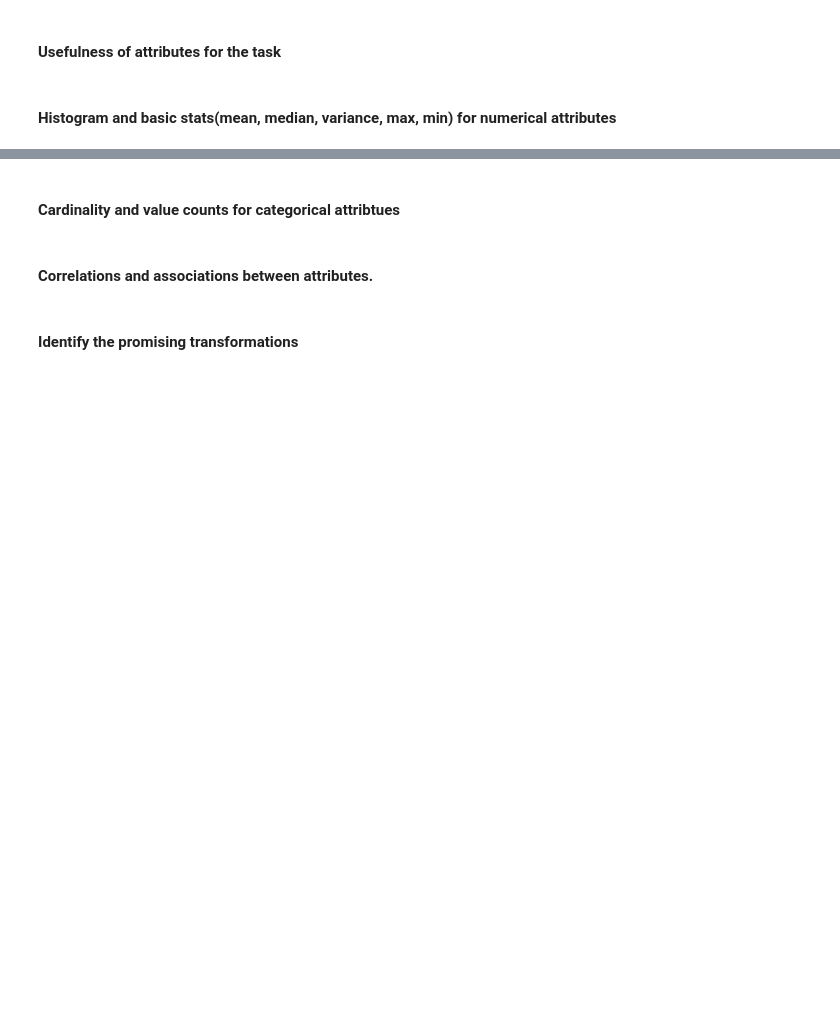
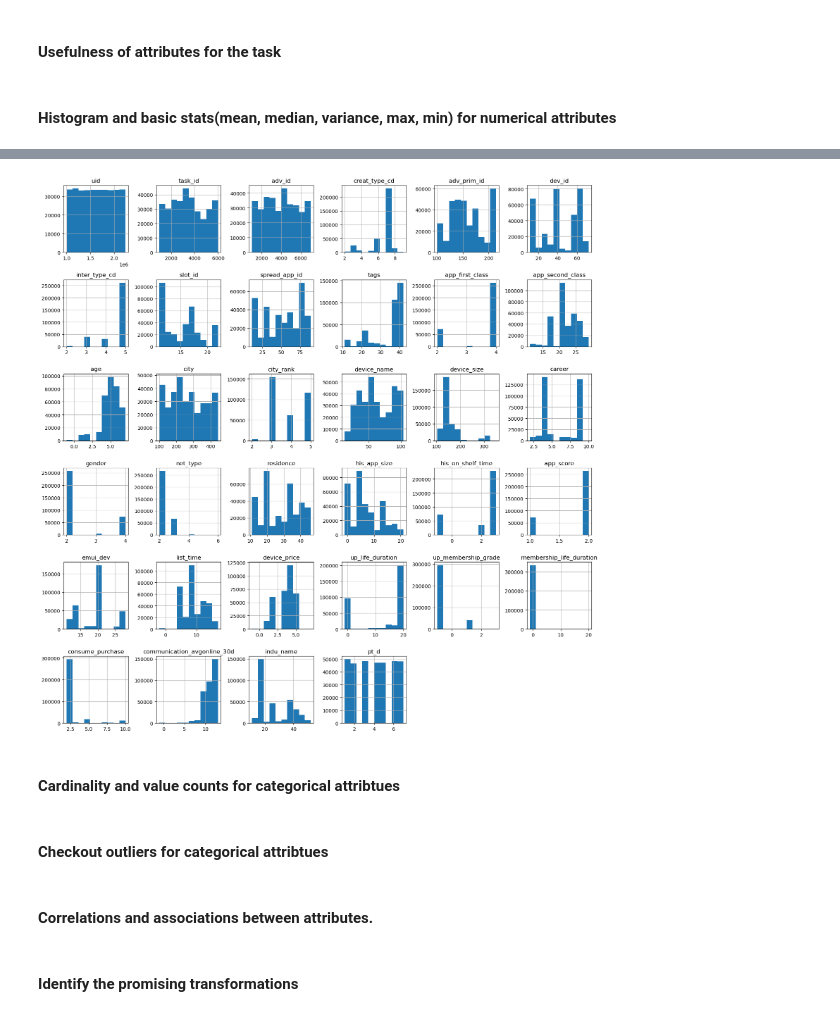
Before and after one commit to LiyangSong/Advertisement-CTR-Prediction, a Jupyter notebook: jupyter/eda.ipynb, the cells around one changed output, grey strips where cells are left out. Cells and saved outputs as stored; diff of their text form; code cells hidden in the pictures; blank space fills up the shorter version.

```diff
--- a/jupyter/eda.ipynb
+++ b/jupyter/eda.ipynb
@@ -115,5 +145,11 @@ nominal_attr_list:
+# %%
+eda_utils.hist_plot_for_numerical(train_df_eda, numerical_attr_list)
+# %% [output]
+[figure, added]
 # %% [markdown]
 #### Cardinality and value counts for categorical attribtues
+# %% [markdown]
+#### Checkout outliers for categorical attribtues
 # %% [markdown]
 #### Correlations and associations between attributes.
 # %% [markdown]
```
Also changed, not shown: parts of 5 cells of this notebook, 1 other file.
